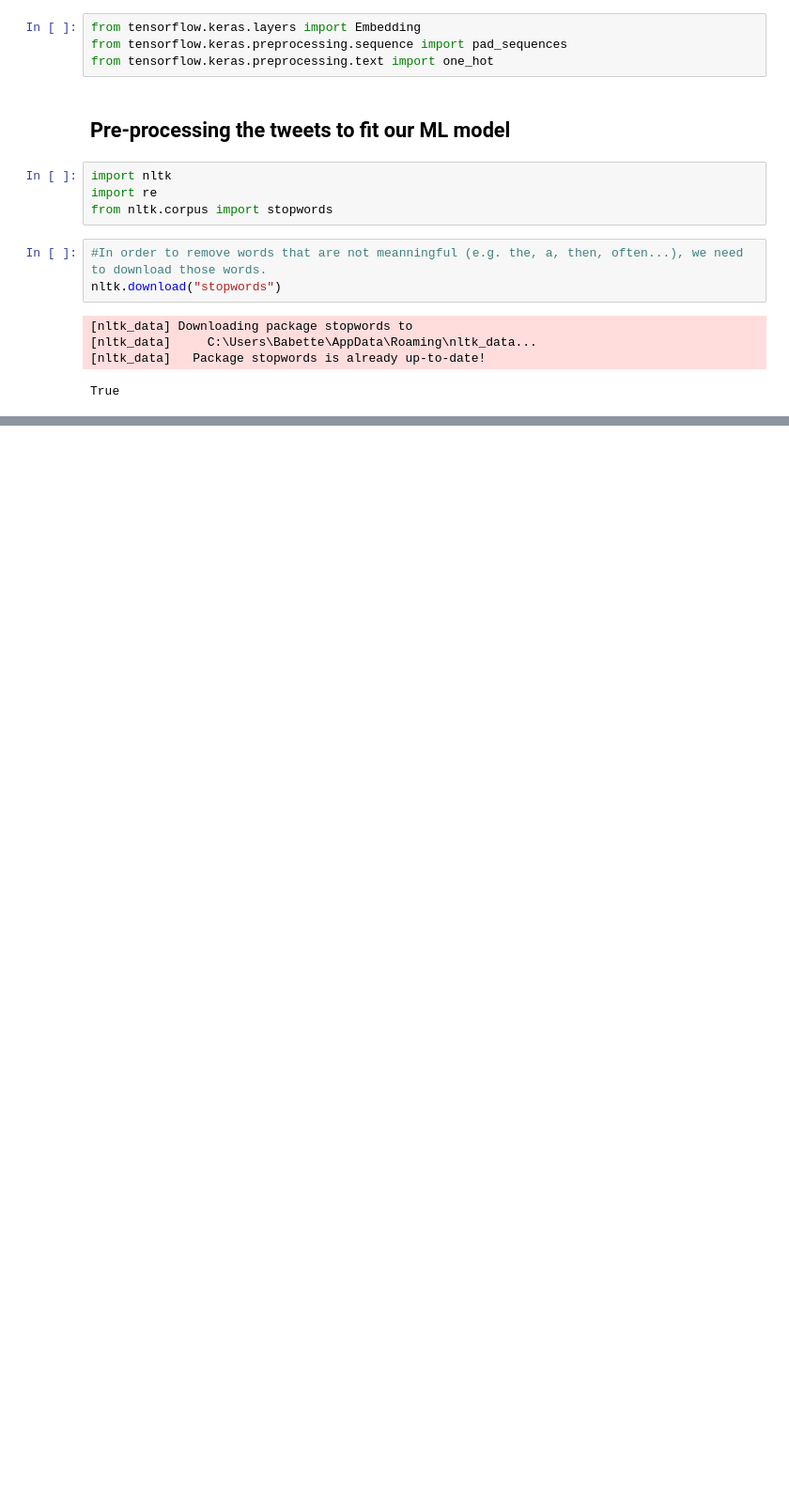
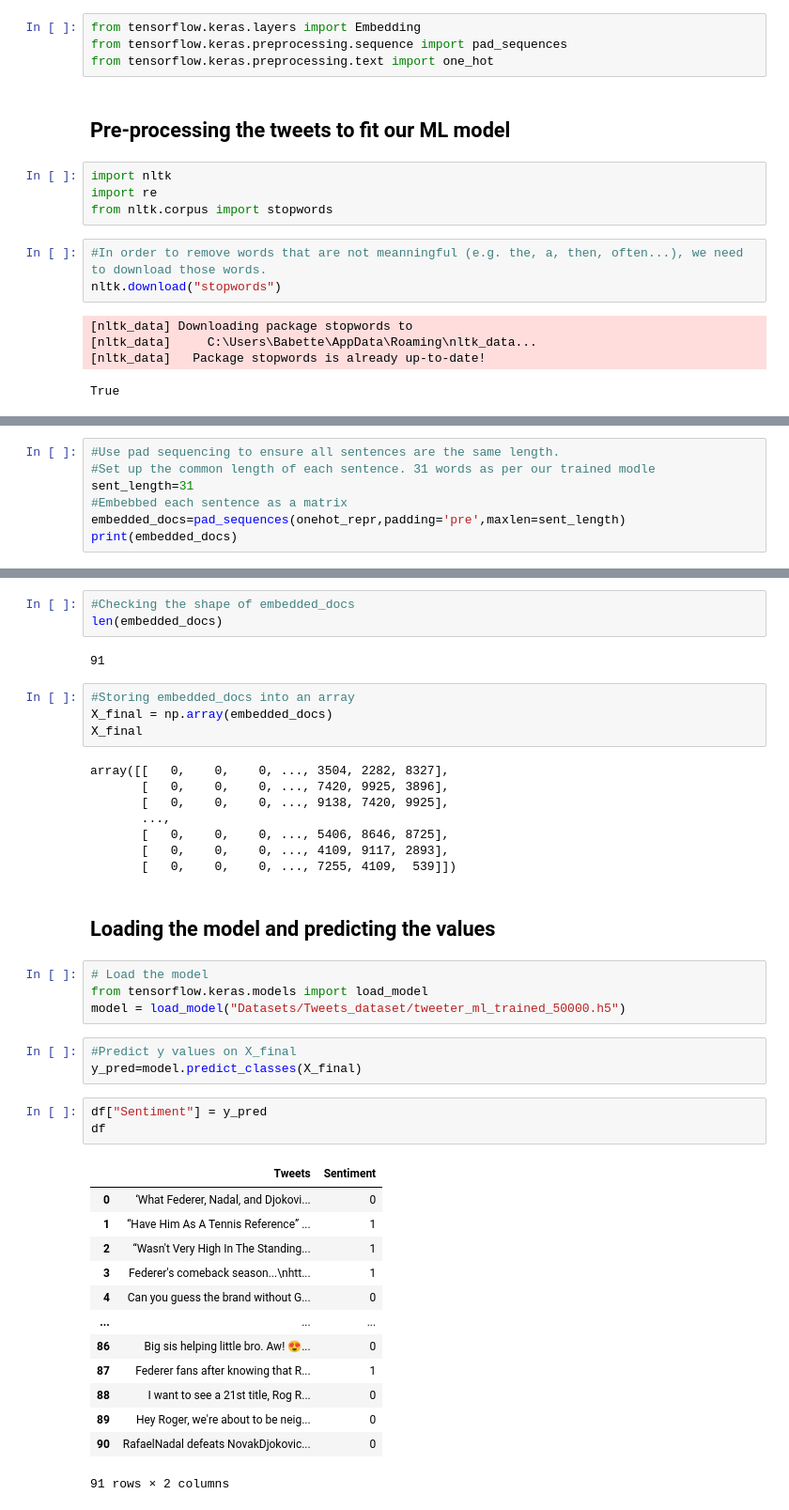
Before and after one commit to babetteblanquet/Sentiment_Analysis, a Jupyter notebook: Sentiment analysis on Tweets.ipynb, the cells around one changed output, grey strips where cells are left out. Shown at 94% size. Cells and saved outputs as stored; diff of their text form; blank space fills up the shorter version.

Commit message:
Y predictions
Jupyer notebook

```diff
--- a/Sentiment analysis on Tweets.ipynb
+++ b/Sentiment analysis on Tweets.ipynb
@@ -198,0 +223,7 @@ two legend face wimbledon pete sampra vs year old rogerfeder shock champ pete wi
+# %%
+#Use pad sequencing to ensure all sentences are the same length.
+#Set up the common length of each sentence. 31 words as per our trained modle
+sent_length=31
+#Embebbed each sentence as a matrix
+embedded_docs=pad_sequences(onehot_repr,padding='pre',maxlen=sent_length)
+print(embedded_docs)
@@ -198,0 +245,43 @@ two legend face wimbledon pete sampra vs year old rogerfeder shock champ pete wi
+# %%
+#Checking the shape of embedded_docs
+len(embedded_docs)
+# %% [output]
+91
+# %%
+#Storing embedded_docs into an array
+X_final = np.array(embedded_docs)
+X_final
+# %% [output]
+array([[   0,    0,    0, ..., 3504, 2282, 8327],
+       [   0,    0,    0, ..., 7420, 9925, 3896],
+       [   0,    0,    0, ..., 9138, 7420, 9925],
+       ...,
+       [   0,    0,    0, ..., 5406, 8646, 8725],
+       [   0,    0,    0, ..., 4109, 9117, 2893],
+       [   0,    0,    0, ..., 7255, 4109,  539]])
+# %% [markdown]
+## Loading the model and predicting the values
+# %%
+# Load the model
+from tensorflow.keras.models import load_model
+model = load_model("Datasets/Tweets_dataset/tweeter_ml_trained_50000.h5")
+# %%
+#Predict y values on X_final
+y_pred=model.predict_classes(X_final)
+# %%
+df["Sentiment"] = y_pred
+df
+# %% [output]
+|  | Tweets | Sentiment |
+| 0 | ‘What Federer, Nadal, and Djokovi... | 0 |
+| 1 | “Have Him As A Tennis Reference” ... | 1 |
+| 2 | “Wasn't Very High In The Standing... | 1 |
+| 3 | Federer's comeback season...\nhtt... | 1 |
+| 4 | Can you guess the brand without G... | 0 |
+| ... | ... | ... |
+| 86 | Big sis helping little bro. Aw! 😍... | 0 |
+| 87 | Federer fans after knowing that R... | 1 |
+| 88 | I want to see a 21st title, Rog R... | 0 |
+| 89 | Hey Roger, we're about to be neig... | 0 |
+| 90 | RafaelNadal defeats NovakDjokovic... | 0 |
+91 rows × 2 columns
```
Also changed, not shown: parts of 16 cells of this notebook, 1 other file.
